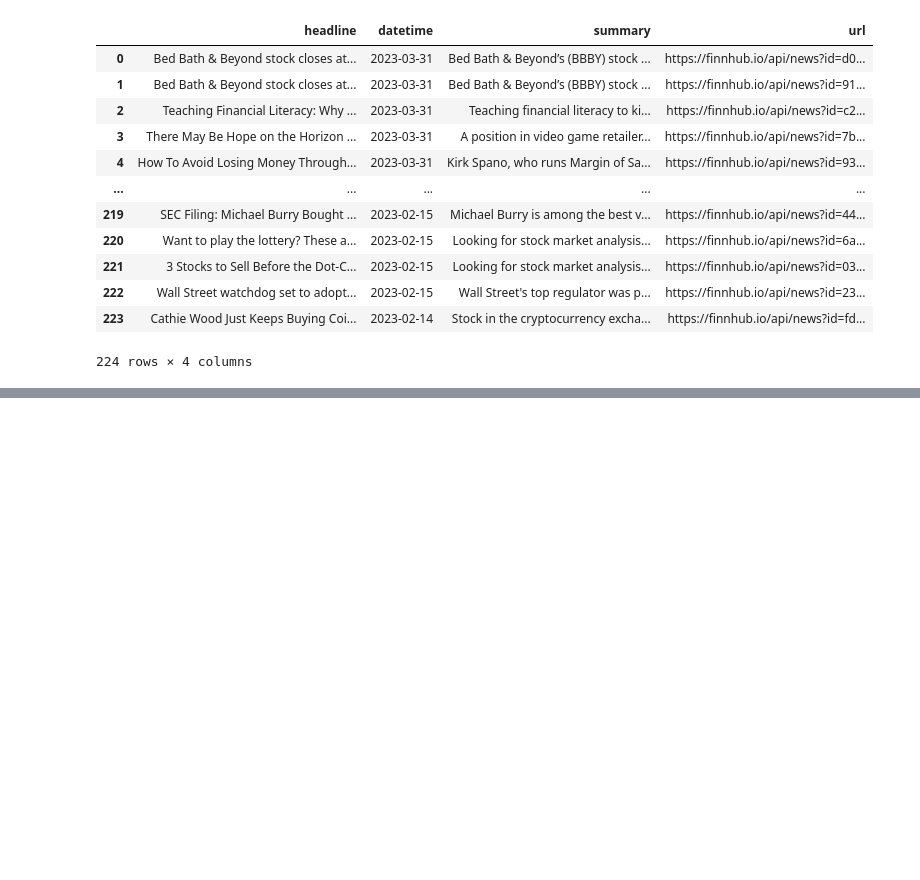
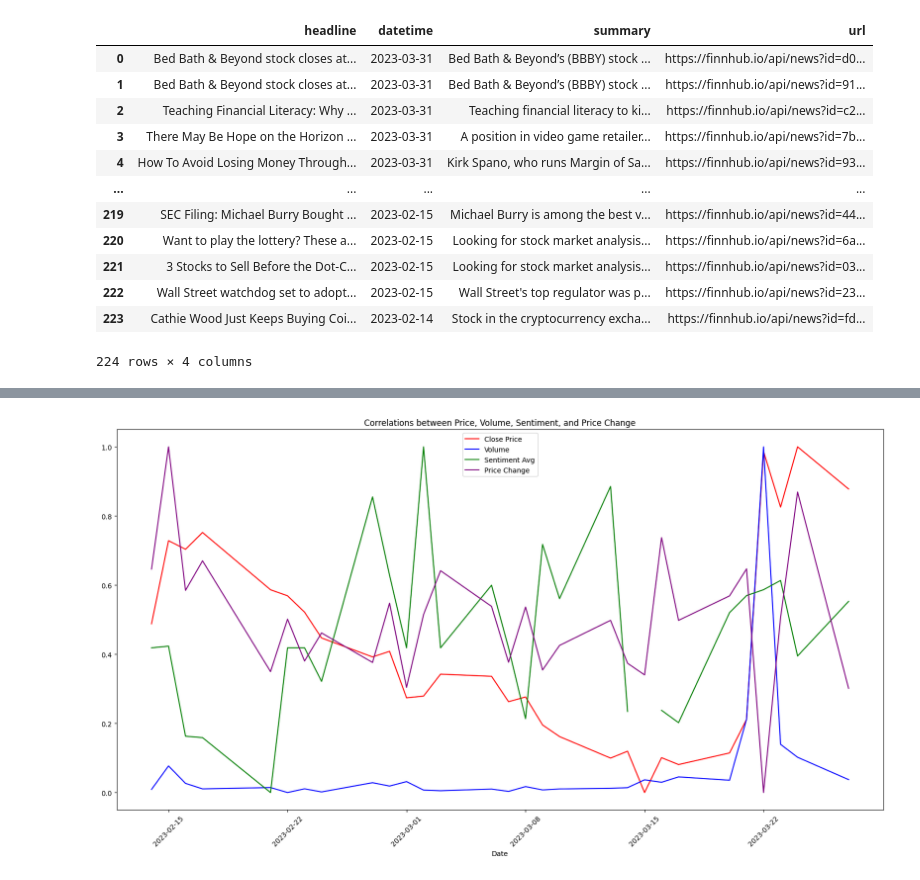
Before and after one commit to s5263er/GameStop-Sentiment-and-Price-Analysis, a Jupyter notebook: FIN_INFO_RET.ipynb, the cells around one changed output, grey strips where cells are left out. Saved outputs shown, nothing was run; the diff lists cells and outputs as text; code cells hidden in the pictures; blank space fills up the shorter version.

```diff
--- a/FIN_INFO_RET.ipynb
+++ b/FIN_INFO_RET.ipynb
@@ -700,0 +789,28 @@ df_finhub
+# %%
+# normalize the data using min-max scaling
+avg_price_norm = (merged_df_gme_vader_finhub['Close'] - merged_df_gme_vader_finhub['Close'].min()) / (merged_df_gme_vader_finhub['Close'].max() - merged_df_gme_vader_finhub['Close'].min())
+volume_norm = (merged_df_gme_vader_finhub['Volume'] - merged_df_gme_vader_finhub['Volume'].min()) / (merged_df_gme_vader_finhub['Volume'].max() - merged_df_gme_vader_finhub['Volume'].min())
+sentiment_norm = (merged_df_gme_vader_finhub['sentiment_avg'] - merged_df_gme_vader_finhub['sentiment_avg'].min()) / (merged_df_gme_vader_finhub['sentiment_avg'].max() - merged_df_gme_vader_finhub['sentiment_avg'].min())
+posts_norm = (merged_df_gme_vader_finhub['PriceChg'] - merged_df_gme_vader_finhub['PriceChg'].min()) / (merged_df_gme_vader_finhub['PriceChg'].max() - merged_df_gme_vader_finhub['PriceChg'].min())
+
+# create a figure and axis object
+fig, ax = plt.subplots(figsize = (20,10))
+
+# plot the normalized data on the same y-axis
+ax.plot(merged_df_gme_vader_finhub['date'], avg_price_norm, color='red', label='Close Price')
+ax.plot(merged_df_gme_vader_finhub['date'], volume_norm, color='blue', label='Volume')
+ax.plot(merged_df_gme_vader_finhub['date'], sentiment_norm, color='green', label='Sentiment Avg')
+ax.plot(merged_df_gme_vader_finhub['date'], posts_norm, color='purple', label='Price Change')
+
+# set the x-axis label and title
+ax.set_xlabel('Date')
+ax.set_title('Correlations between Price, Volume, Sentiment, and Price Change')
+
+# create a legend
+ax.legend()
+plt.xticks(rotation=45)
+
+# display the plot
+plt.show()
+# %% [output]
+[figure, added]
```
Also changed, not shown: parts of 21 cells of this notebook.
